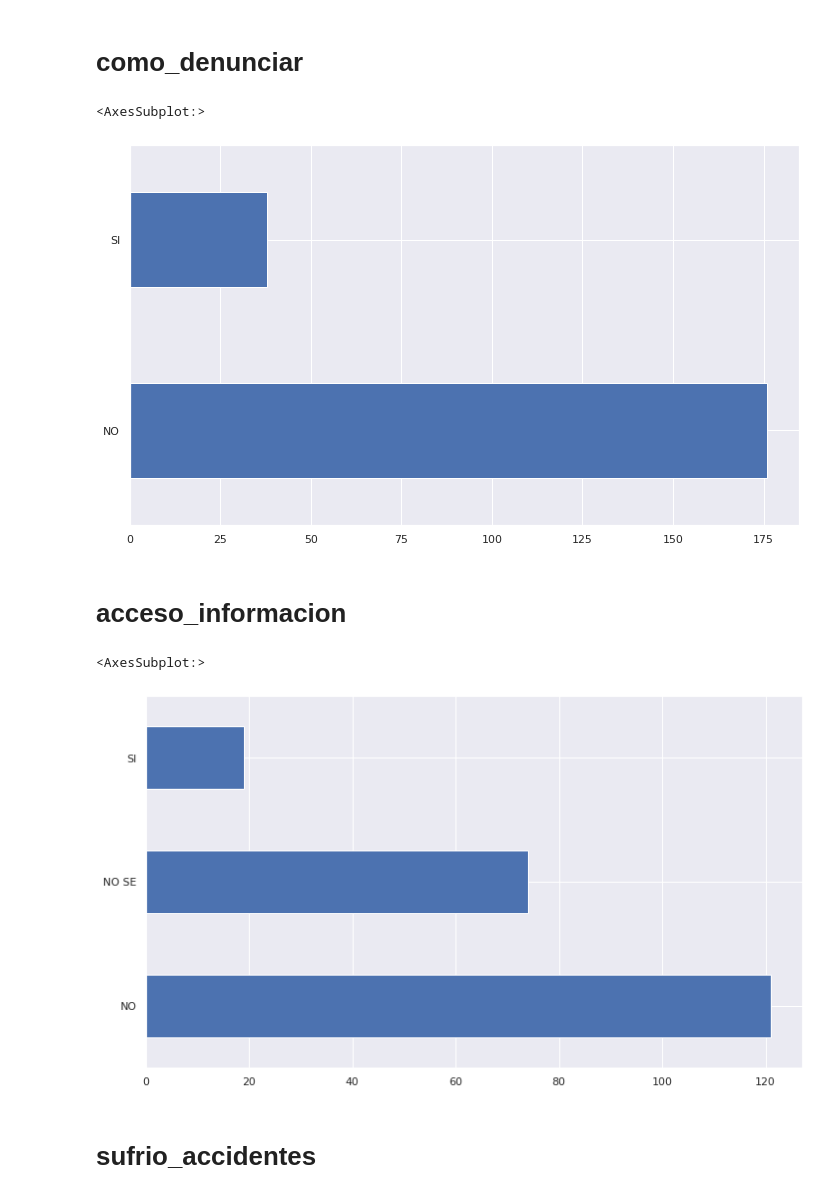
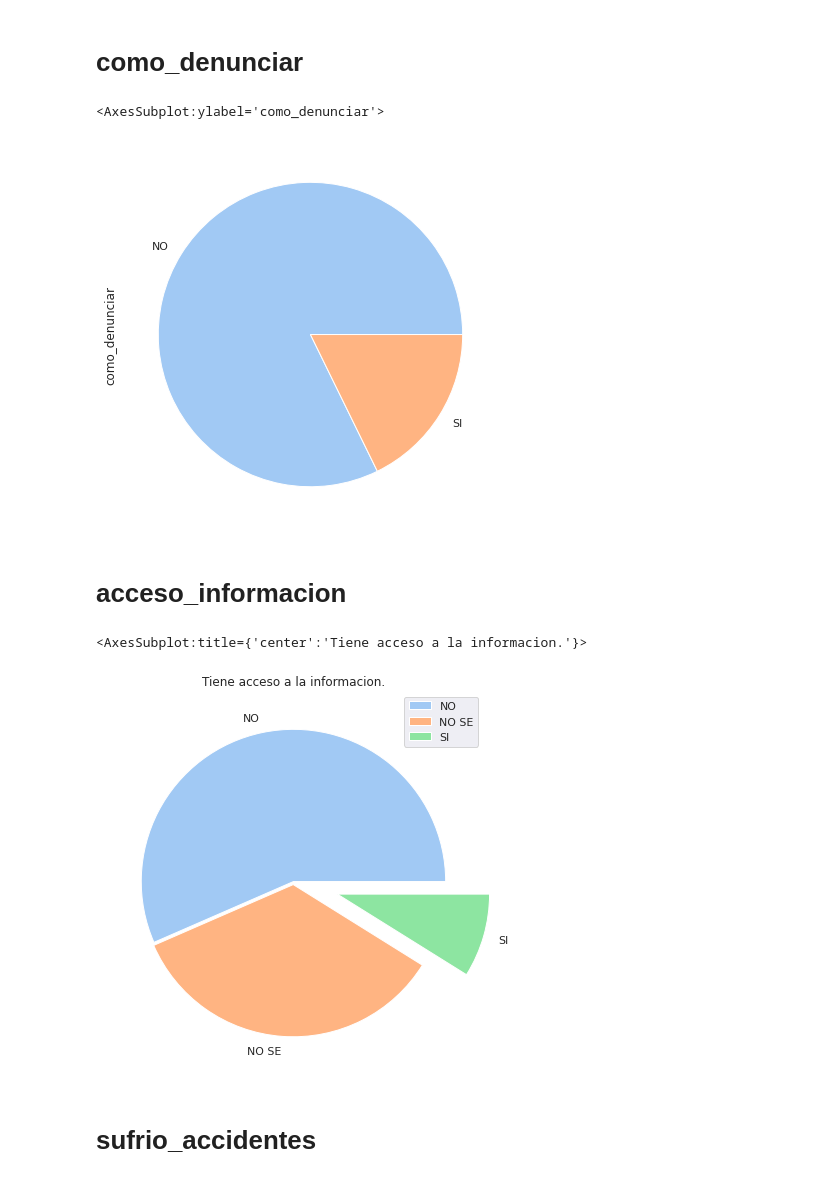
Before and after one commit to TorrezMN/Data_Science, a Jupyter notebook: src/notebooks/basic_study.ipynb, the cells around one changed output. Cells and saved outputs as stored; diff of their text form; code cells hidden in the pictures.

```diff
--- a/src/notebooks/basic_study.ipynb
+++ b/src/notebooks/basic_study.ipynb
@@ -16,6 +16,8 @@ plt.rcParams["figure.figsize"] = [12, 7]
 
 # Setting seaborn as default plotting lib.
 sns.set()
+# %%
+sns.set_palette("pastel")
 # %%
 df = pd.read_csv("./central_df.csv")
 # %%
@@ -66,17 +75,22 @@ df["tiempo_reparaciones"].value_counts().plot(kind="barh")
 # %% [markdown]
 # como_denunciar
 # %%
-df["como_denunciar"].value_counts().plot(kind="barh")
+df["como_denunciar"].value_counts().plot(kind="pie")
 # %% [output]
-<AxesSubplot:>
+<AxesSubplot:ylabel='como_denunciar'>
-[figure, old version]
+[figure, new version]
 # %% [markdown]
 # acceso_informacion
 # %%
-df["acceso_informacion"].value_counts().plot(kind="barh")
+df["acceso_informacion"].value_counts(normalize=True).plot(kind="pie",
+            explode=[0,.02,.3],
+            title='Tiene acceso a la informacion.',
+            legend=True,
+            xlabel='',
+            ylabel='')
 # %% [output]
-<AxesSubplot:>
+<AxesSubplot:title={'center':'Tiene acceso a la informacion.'}>
-[figure, old version]
+[figure, new version]
 # %% [markdown]
 # sufrio_accidentes
 # %%
```
Also changed, not shown: parts of 11 cells of this notebook.
